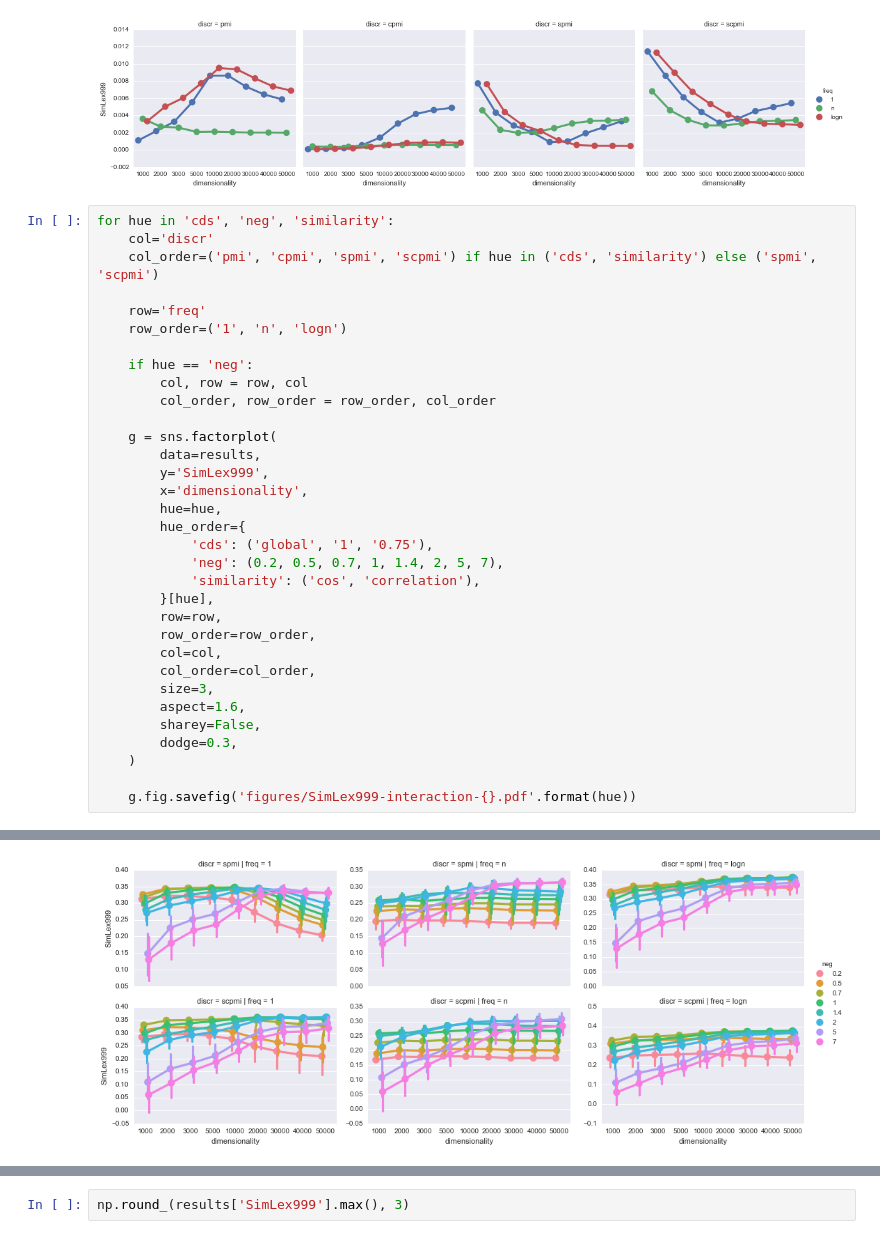
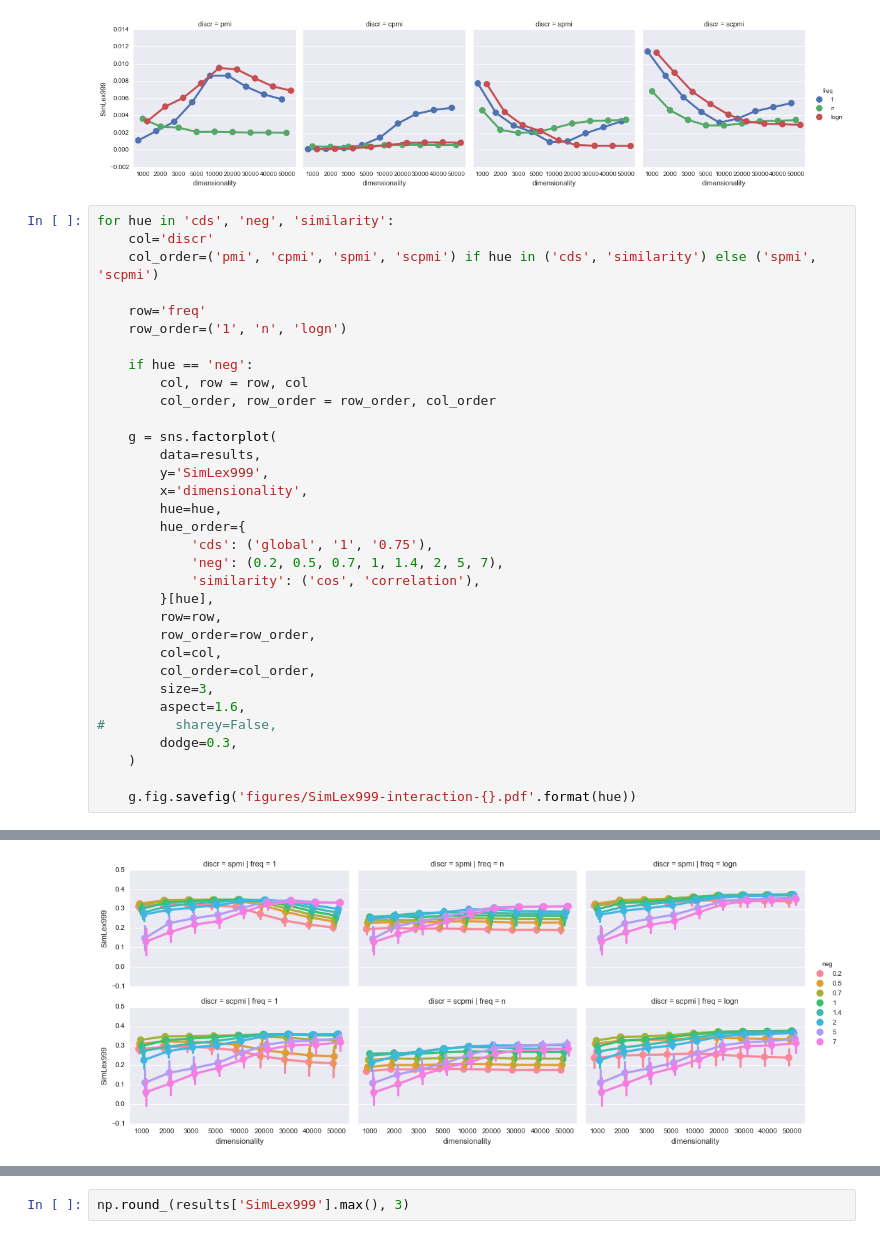
Before and after one commit to dimazest/2016-parameters, a Jupyter notebook: supplement/notebook.ipynb, the cells around one changed output, grey strips where cells are left out. Cells and saved outputs as stored; diff of their text form.

```diff
--- a/supplement/notebook.ipynb
+++ b/supplement/notebook.ipynb
@@ -80,7 +80,7 @@ for hue in 'cds', 'neg', 'similarity':
         col_order=col_order,
         size=3,
         aspect=1.6,
-        sharey=False,
+#         sharey=False,
         dodge=0.3,
     )
 
@@ -90 +90 @@ for hue in 'cds', 'neg', 'similarity':
-[figure, old version]
+[figure, new version]
```
Also changed, not shown: parts of 3 cells of this notebook, 9 other files.
